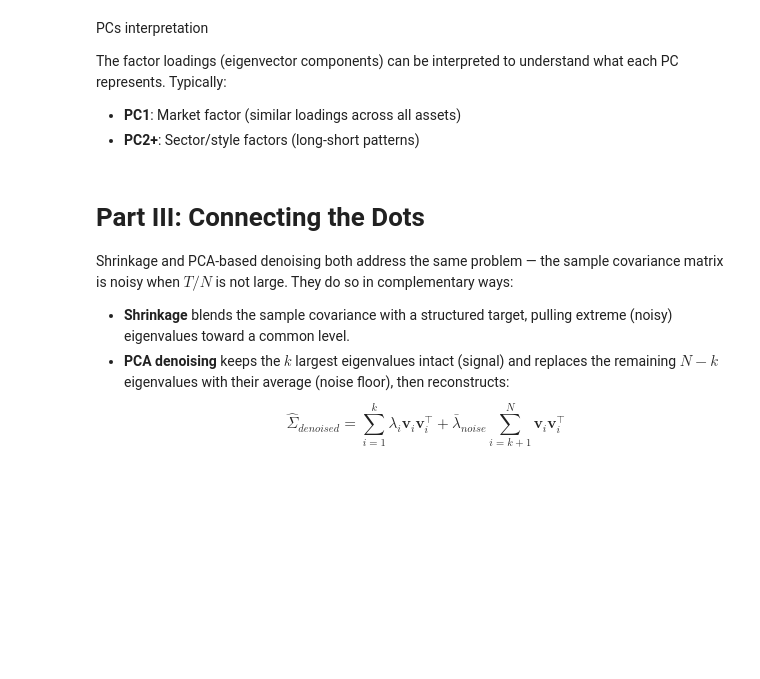
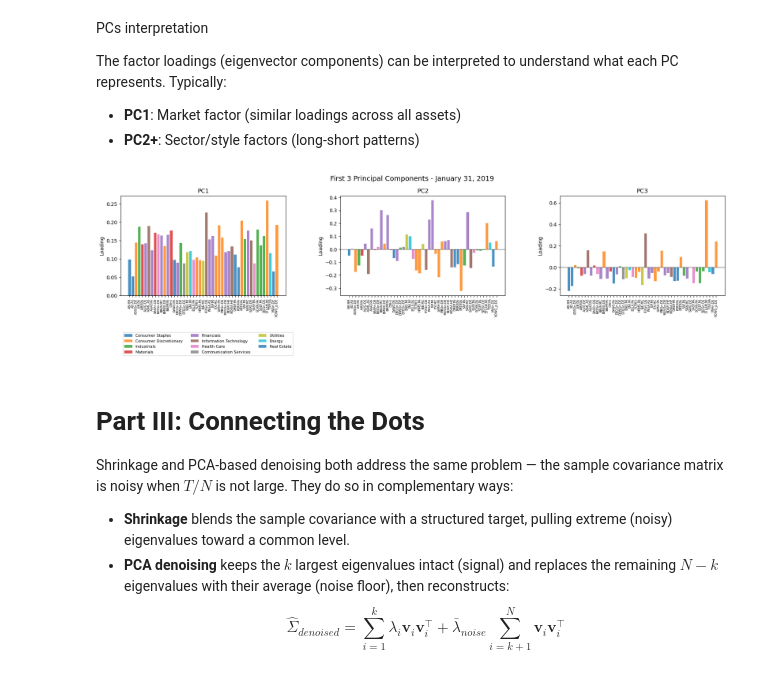
Before and after one commit to giacomocosta0101-png/Assignment_3_Locatelli_Soldati, a Jupyter notebook: ex3_notebook.ipynb, the cells around one changed output. Cells and saved outputs as stored; diff of their text form; code cells hidden in the pictures; blank space fills up the shorter version.

```diff
--- a/ex3_notebook.ipynb
+++ b/ex3_notebook.ipynb
@@ -40,6 +45,6 @@ print(f"Number of assets: {performance.shape[1]}")
 # %%
 # Parameters
-time_horizon = 3 * 252  # 2 years of data for estimation
+time_horizon = 2 * 252  # 2 years of data for estimation
 # Parameter determining the minimum coverage of returns required for an asset to be included
 # in the optimization process
 min_coverage = 0.95
@@ -687,3 +805,43 @@ The factor loadings (eigenvector components) can be interpreted to understand wh
+# %%
+# Load sector data
+ticker_details = pd.read_csv(data_path / "ticker_details.csv")
+sector_map = ticker_details.set_index("Ticker")["GICS"]
+# Get eigenvectors at Jan 31, 2019
+import datetime
+ref_date = datetime.date(2019, 1, 31)
+ref_eig_vecs = eig_vecs[ref_date]
+
+# Map sectors to assets
+sectors = sector_map.reindex(ref_eig_vecs.index)
+
+# Plot first 3 PCs
+fig, axes = plt.subplots(1, 3, figsize=(18, 6))
+
+for pc_idx in range(3):
+    ax = axes[pc_idx]
+    loadings = ref_eig_vecs.iloc[:, pc_idx]
+
+    for sector in sectors.dropna().unique():
+        mask = sectors == sector
+        ax.bar(
+            np.where(mask)[0],
+            loadings[mask],
+            label=sector,
+            alpha=0.8,
+        )
+
+    ax.set_title(f"PC{pc_idx + 1}")
+    ax.set_ylabel("Loading")
+    ax.axhline(y=0, color="black", linewidth=0.5)
+    ax.set_xticks(range(len(loadings)))
+    ax.set_xticklabels(loadings.index, rotation=90, fontsize=6)
+
+axes[0].legend(bbox_to_anchor=(0, -0.35), loc="upper left", ncol=3, fontsize=8)
+plt.suptitle("First 3 Principal Components - January 31, 2019", fontsize=14)
+plt.tight_layout()
+plt.show()
+# %% [output]
+[figure, added]
 # %% [markdown]
 # Part III: Connecting the Dots
 
```
Also changed, not shown: parts of 21 cells of this notebook, 1 other file.
